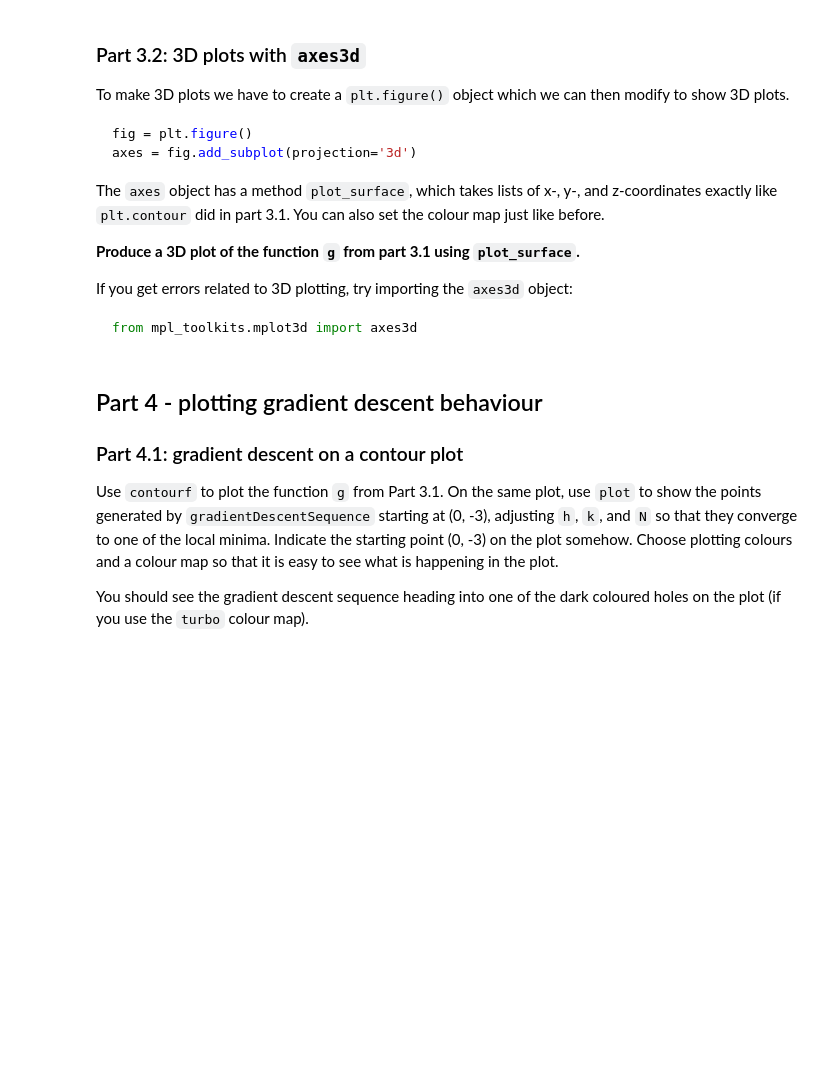
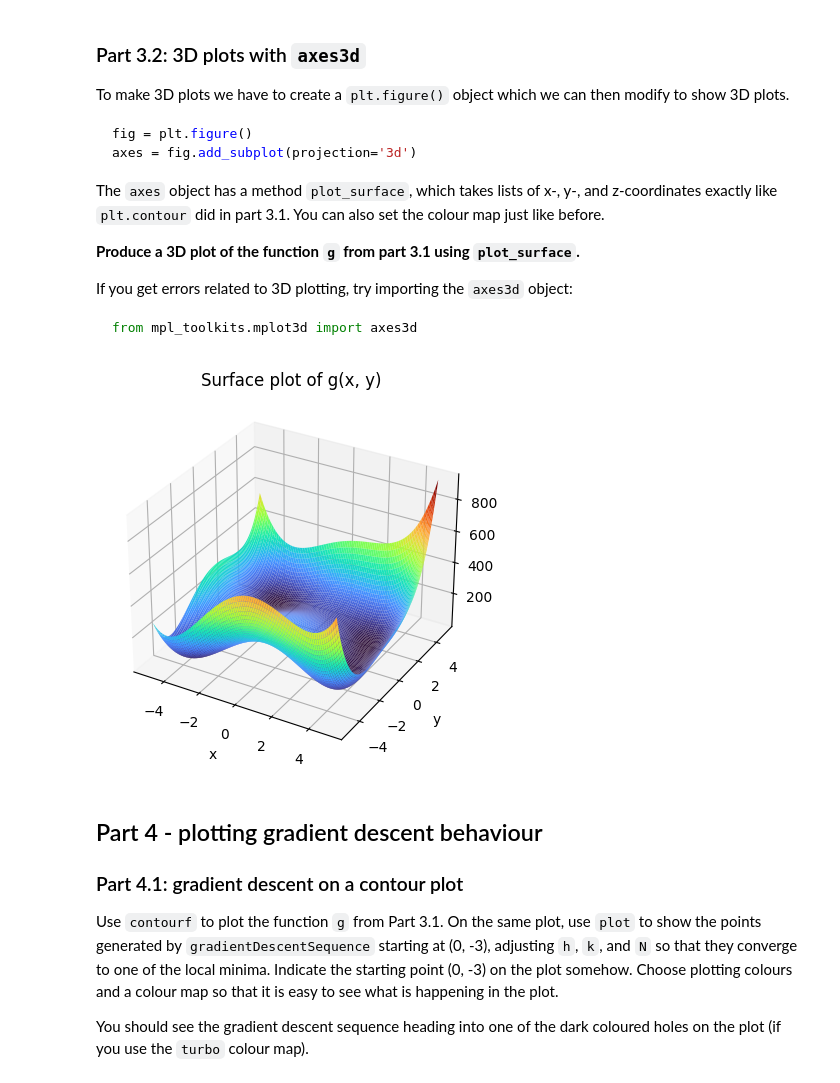
Before and after one commit to jupiterzw/ucl_math0011_projects, a Jupyter notebook: Project 4 - Gradient Descent.ipynb, the cells around one changed output. Cells and saved outputs as stored; diff of their text form; code cells hidden in the pictures; blank space fills up the shorter version.

Commit message:
Upload solutions to project 4

````diff
--- a/Project 4 - Gradient Descent.ipynb
+++ b/Project 4 - Gradient Descent.ipynb
@@ -142,6 +223,21 @@ If you get errors related to 3D plotting, try importing the `axes3d` object:
 ```python
 from mpl_toolkits.mplot3d import axes3d
 ```
+# %%
+from mpl_toolkits.mplot3d import axes3d
+%matplotlib inline
+
+fig = plt.figure()
+axes = fig.add_subplot(projection = '3d')
+axes.plot_surface(xs, ys, zs, rstride=1, cstride=1, cmap=plt.get_cmap('turbo'))
+
+axes.set_title('Surface plot of g(x, y)')
+axes.set_xlabel('x')
+axes.set_ylabel('y')
+
+plt.show()
+# %% [output]
+[figure, added]
 # %% [markdown]
 ## Part 4 - plotting gradient descent behaviour
 
````
Also changed, not shown: parts of 8 cells of this notebook.
